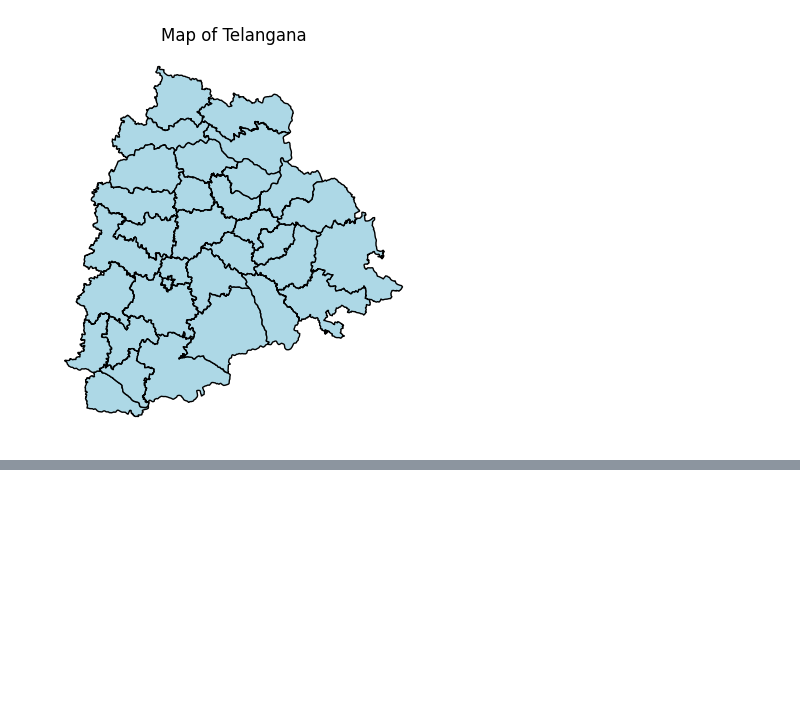
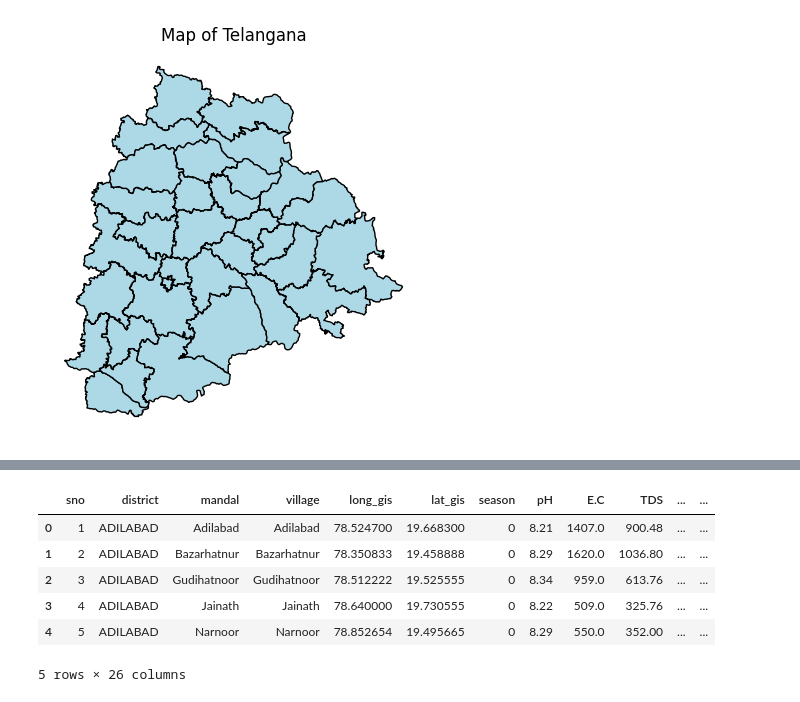
Before and after one commit to heckop/GroundWater_analyzer, a Jupyter notebook: Softmax_Implementation_And_Data_Preprocessing/graphRepresentation.ipynb, the cells around one changed output, grey strips where cells are left out. Drawn from its saved outputs; the diff is of its cells as text; code cells hidden in the pictures; blank space fills up the shorter version.

```diff
--- a/Softmax_Implementation_And_Data_Preprocessing/graphRepresentation.ipynb
+++ b/Softmax_Implementation_And_Data_Preprocessing/graphRepresentation.ipynb
@@ -21,0 +120,30 @@ plt.show()
+# %%
+weights = {
+    'pH': 0.2,
+    'E.C': 0.15,
+    'TDS': 0.15,
+    'Cl': 0.15,
+    'F': 0.1,
+    'NO3': 0.1,
+    'SO4': 0.1,
+    'Na': 0.05,
+    'K': 0.05,
+    'Ca': 0.05,
+    'Mg': 0.05,
+    'T.H': 0.05,
+    'SAR': 0.05,
+    'RSC meq / L': 0.05
+}
+weighted_quality = normalized_dataset * pd.Series(weights)
+dataset_ewqi['EWQI'] = (weighted_quality.sum(axis=1)) * 100
+# %%
+dataset_df['EWQI'] = dataset_ewqi['EWQI']
+dataset_df.head()
+# %% [output]
+|  | sno | district | mandal | village | long_gis | lat_gis | season | pH | E.C | TDS | ... | ... |
+| 0 | 1 | ADILABAD | Adilabad | Adilabad | 78.524700 | 19.668300 | 0 | 8.21 | 1407.0 | 900.48 | ... | ... |
+| 1 | 2 | ADILABAD | Bazarhatnur | Bazarhatnur | 78.350833 | 19.458888 | 0 | 8.29 | 1620.0 | 1036.80 | ... | ... |
+| 2 | 3 | ADILABAD | Gudihatnoor | Gudihatnoor | 78.512222 | 19.525555 | 0 | 8.34 | 959.0 | 613.76 | ... | ... |
+| 3 | 4 | ADILABAD | Jainath | Jainath | 78.640000 | 19.730555 | 0 | 8.22 | 509.0 | 325.76 | ... | ... |
+| 4 | 5 | ADILABAD | Narnoor | Narnoor | 78.852654 | 19.495665 | 0 | 8.29 | 550.0 | 352.00 | ... | ... |
+5 rows × 26 columns
```
Also changed, not shown: parts of 12 cells of this notebook.
